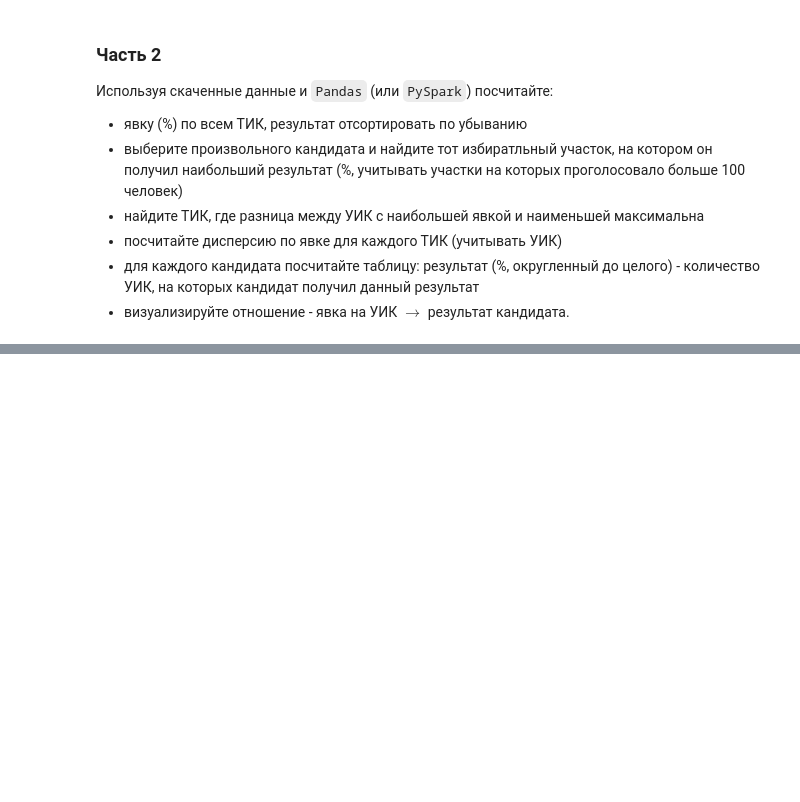
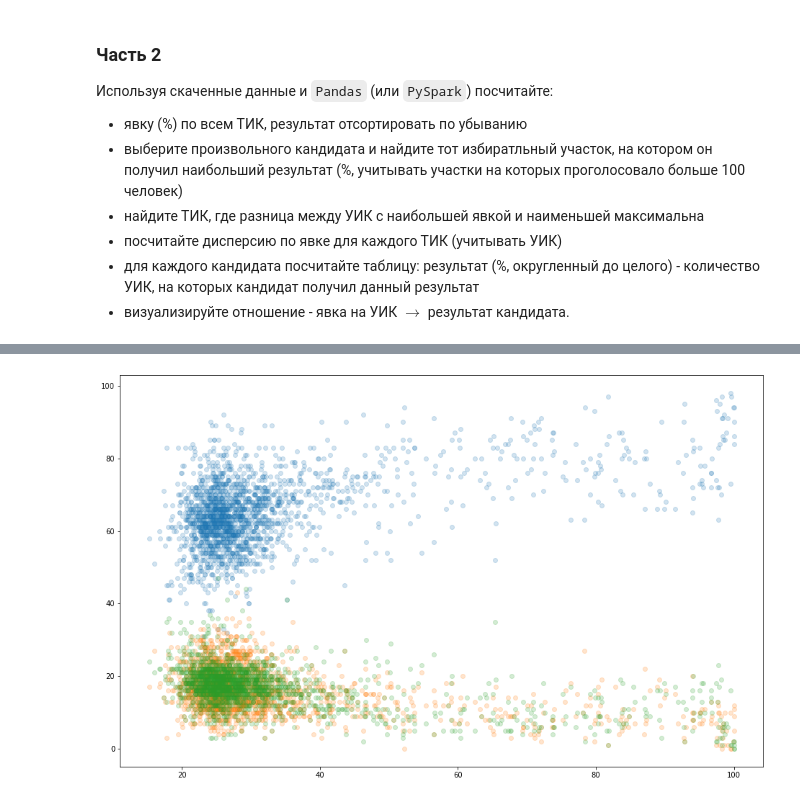
Before and after one commit to vladanills/Document-classification, a Jupyter notebook: tasks/Task_5.ipynb, the cells around one changed output, grey strips where cells are left out. Saved outputs shown, nothing was run; the diff lists cells and outputs as text; code cells hidden in the pictures; blank space fills up the shorter version.

```diff
--- a/tasks/Task_5.ipynb
+++ b/tasks/Task_5.ipynb
@@ -17,3 +50,6 @@
 - посчитайте дисперсию по явке для каждого ТИК (учитывать УИК)
 - для каждого кандидата посчитайте таблицу: результат (%, округленный до целого) - количество УИК, на которых кандидат получил данный результат
 - визуализируйте отношение - явка на УИК $\rightarrow$ результат кандидата.
+# %%
+df = pd.read_csv("election.csv", index_col=[0,1])
+df.head()
@@ -19,0 +63,7 @@
+# %%
+simplify = lambda x: int(x[x.find('№') + 1:])
+new_index = pd.MultiIndex.from_tuples([(simplify(tik), simplify(uik)) for tik, uik in df.index], names=['tik', 'uik'])
+new_columns = ['nvoter', 'nvoted', 'Amosov', 'Beglov', 'Tikhonova']
+old_columns = df.columns[[0, 8, 11, 12, 13]]
+data = pd.DataFrame(df[old_columns].values, columns = new_columns, index=new_index)
+data['attendance'] = data['nvoted']/data['nvoter']*100
@@ -19,0 +130,7 @@
+# %%
+pr = (data[['Beglov', 'Amosov', 'Tikhonova']].div(data['nvoted'], axis=0)*100).astype(int)
+percents = pd.DataFrame(index=list(range(0, 101)))
+for cand in pr.columns:
+    percents[cand] = pr[cand].value_counts()
+percents = percents.fillna(0).astype(int)
+percents
@@ -19,0 +151,14 @@
+# %%
+from matplotlib import pyplot as plt
+
+pr['attendance'] = data['attendance']
+pr = pr.sort_values(by='attendance')
+
+#.plot.scatter(x='attendance', y=['Amosov','Beglov', 'Tikhonova']);
+# %%
+plt.figure(figsize=(16, 10))
+plt.scatter(pr['attendance'], pr['Beglov'], alpha=0.2)
+plt.scatter(pr['attendance'], pr['Amosov'], alpha=0.2)
+plt.scatter(pr['attendance'], pr['Tikhonova'], alpha=0.2);
+# %% [output]
+[figure, added]
```
Also changed, not shown: parts of 10 cells of this notebook, 11 other files.
